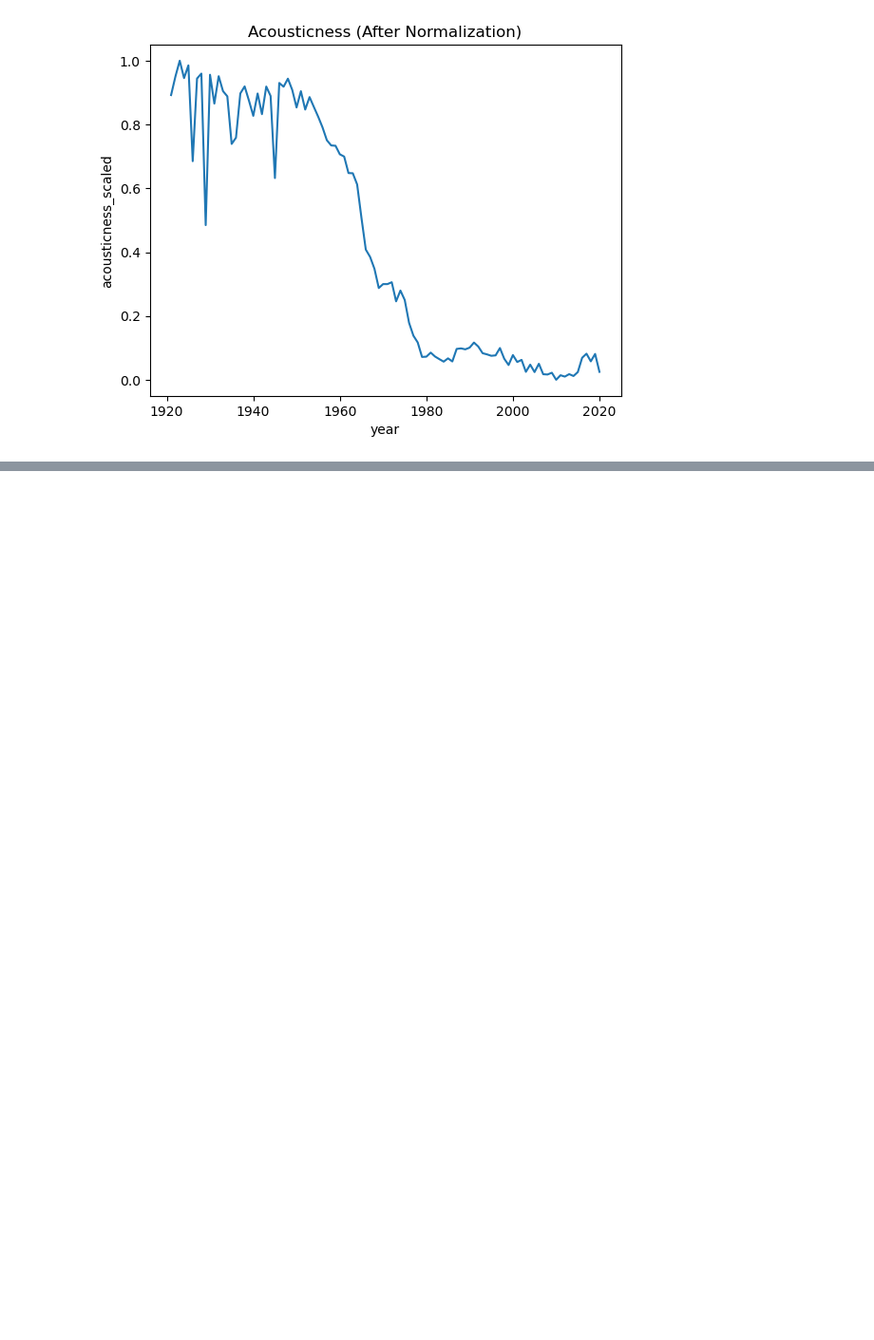
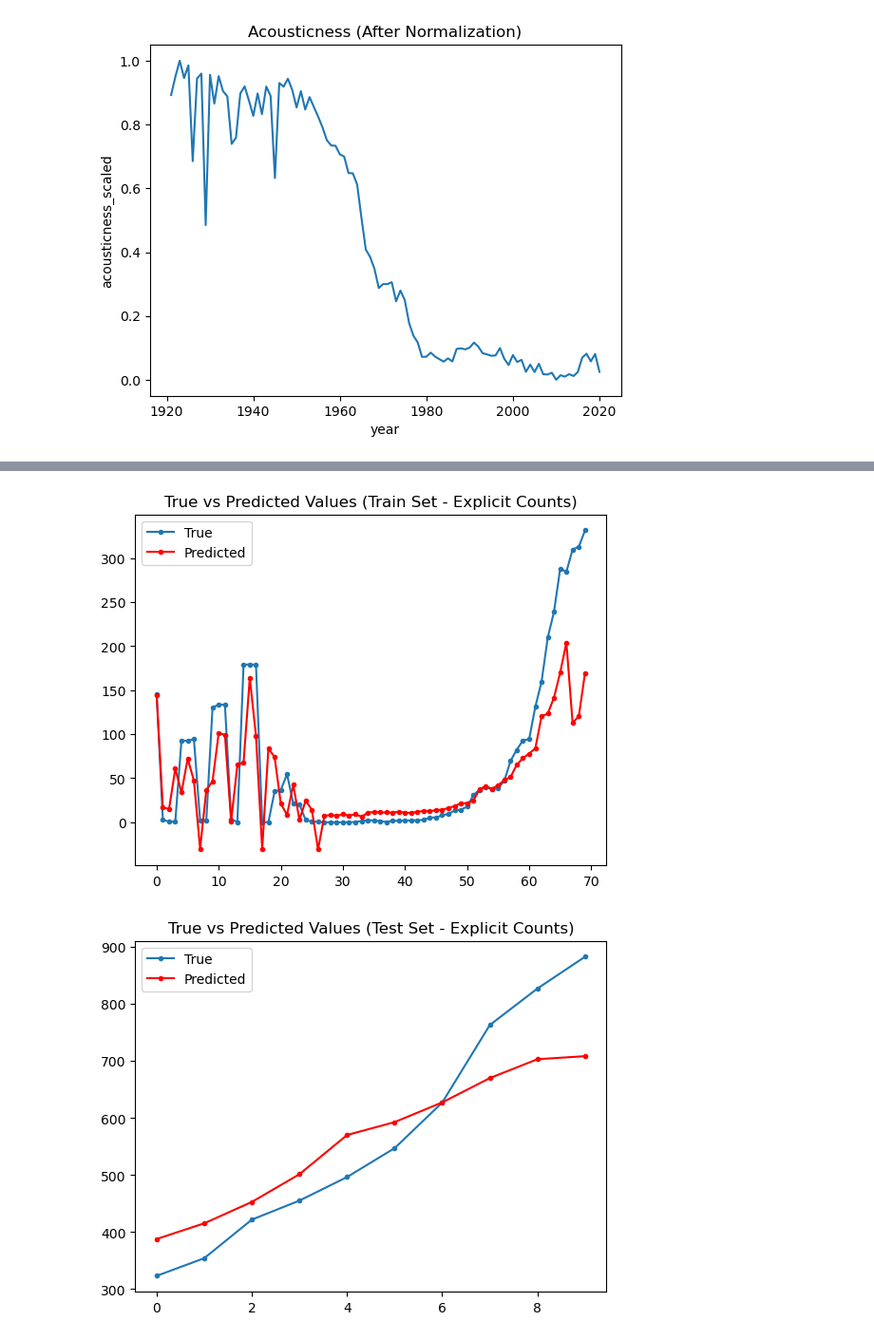
Before and after one commit to moraditya/spotify-time-series, a Jupyter notebook: models/spotify-LSTM.ipynb, the cells around one changed output, grey strips where cells are left out. Shown at 95% size. Saved outputs shown, nothing was run; the diff lists cells and outputs as text; code cells hidden in the pictures; blank space fills up the shorter version.

```diff
--- a/models/spotify-LSTM.ipynb
+++ b/models/spotify-LSTM.ipynb
@@ -309,0 +435,15 @@ plt.show()
+# %%
+plt.plot(y_train_inv, marker='.', label='True')
+plt.plot(y_train_pred_inv, 'r', marker='.', label='Predicted')
+plt.title('True vs Predicted Values (Train Set - Explicit Counts)')
+plt.legend()
+plt.show()
+
+plt.plot(y_test_inv, marker='.', label='True')
+plt.plot(y_test_pred_inv, 'r', marker='.', label='Predicted')
+plt.title('True vs Predicted Values (Test Set - Explicit Counts)')
+plt.legend()
+plt.show()
+# %% [output]
+[figure, added]
+[figure, added]
```
Also changed, not shown: parts of 17 cells of this notebook.
